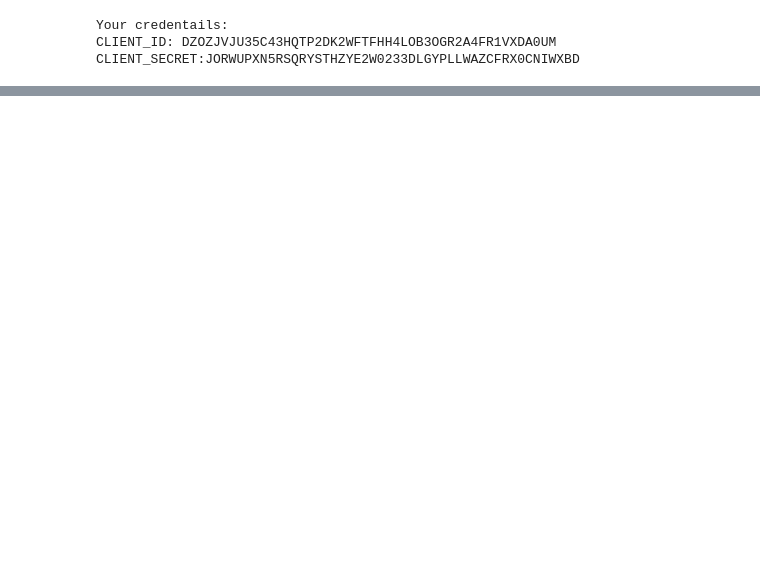
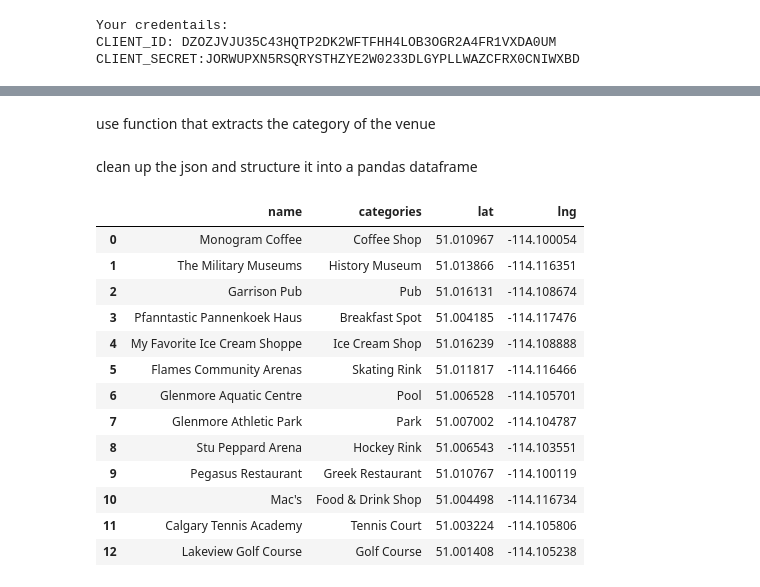
Before and after one commit to vch42754/Repository_for_Capstone, a Jupyter notebook: Assignment_week4.ipynb, the cells around one changed output, grey strips where cells are left out. Saved outputs shown, nothing was run; the diff lists cells and outputs as text; code cells hidden in the pictures; blank space fills up the shorter version.

```diff
--- a/Assignment_week4.ipynb
+++ b/Assignment_week4.ipynb
@@ -65,0 +284,12 @@ CLIENT_SECRET:JORWUPXN5RSQRYSTHZYE2W0233DLGYPLLWAZCFRX0CNIWXBD
+# %%
+LIMIT = 50 # limit of number of venues returned by Foursquare API
+radius = 1000 # define radius
+url1 = 'https://api.foursquare.com/v2/venues/explore?&client_id={}&client_secret={}&v={}&ll={},{}&radius={}&limit={}'.format(
+    CLIENT_ID,
+    CLIENT_SECRET,
+    VERSION,
+    commun_lat,
+    commun_long,
+    radius,
+    LIMIT)
+url1
@@ -65,0 +300,3 @@ CLIENT_SECRET:JORWUPXN5RSQRYSTHZYE2W0233DLGYPLLWAZCFRX0CNIWXBD
+# %%
+final_results = requests.get(url1).json()
+final_results
@@ -65,0 +321,46 @@ CLIENT_SECRET:JORWUPXN5RSQRYSTHZYE2W0233DLGYPLLWAZCFRX0CNIWXBD
+# %% [markdown]
+use function that extracts the category of the venue
+# %%
+def get_category_type(row):
+    try:
+        categories_list = row['categories']
+    except:
+        categories_list = row['venue.categories']
+
+    if len(categories_list) == 0:
+        return None
+    else:
+        return categories_list[0]['name']
+# %% [markdown]
+clean up the json and structure it into a pandas dataframe
+# %%
+venues = final_results['response']['groups'][0]['items']
+
+nearby_venues = json_normalize(venues) # flatten JSON
+
+# filter columns
+filtered_columns = ['venue.name', 'venue.categories', 'venue.location.lat', 'venue.location.lng']
+nearby_venues =nearby_venues.loc[:, filtered_columns]
+
+# filter the category for each row
+nearby_venues['venue.categories'] = nearby_venues.apply(get_category_type, axis=1)
+
+# clean columns
+nearby_venues.columns = [col.split(".")[-1] for col in nearby_venues.columns]
+
+nearby_venues
+# %% [output]
+|  | name | categories | lat | lng |
+| 0 | Monogram Coffee | Coffee Shop | 51.010967 | -114.100054 |
+| 1 | The Military Museums | History Museum | 51.013866 | -114.116351 |
+| 2 | Garrison Pub | Pub | 51.016131 | -114.108674 |
+| 3 | Pfanntastic Pannenkoek Haus | Breakfast Spot | 51.004185 | -114.117476 |
+| 4 | My Favorite Ice Cream Shoppe | Ice Cream Shop | 51.016239 | -114.108888 |
+| 5 | Flames Community Arenas | Skating Rink | 51.011817 | -114.116466 |
+| 6 | Glenmore Aquatic Centre | Pool | 51.006528 | -114.105701 |
+| 7 | Glenmore Athletic Park | Park | 51.007002 | -114.104787 |
+| 8 | Stu Peppard Arena | Hockey Rink | 51.006543 | -114.103551 |
+| 9 | Pegasus Restaurant | Greek Restaurant | 51.010767 | -114.100119 |
+| 10 | Mac's | Food & Drink Shop | 51.004498 | -114.116734 |
+| 11 | Calgary Tennis Academy | Tennis Court | 51.003224 | -114.105806 |
+| 12 | Lakeview Golf Course | Golf Course | 51.001408 | -114.105238 |
```
Also changed, not shown: parts of 38 cells of this notebook.
